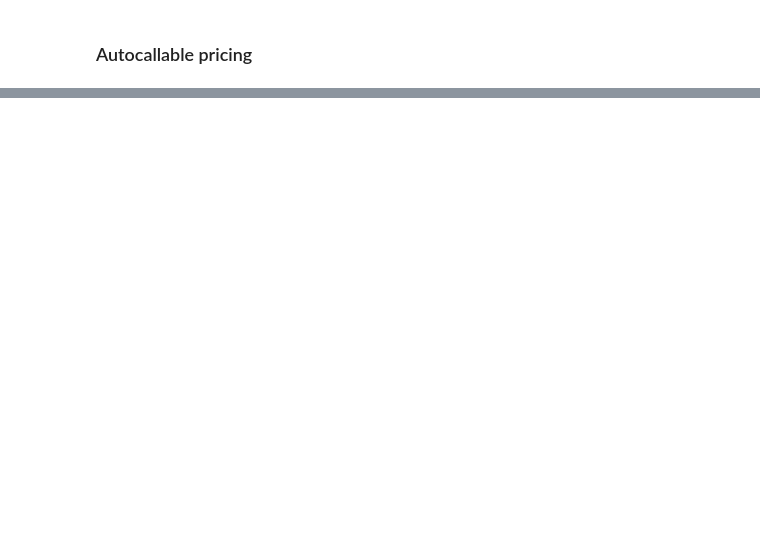
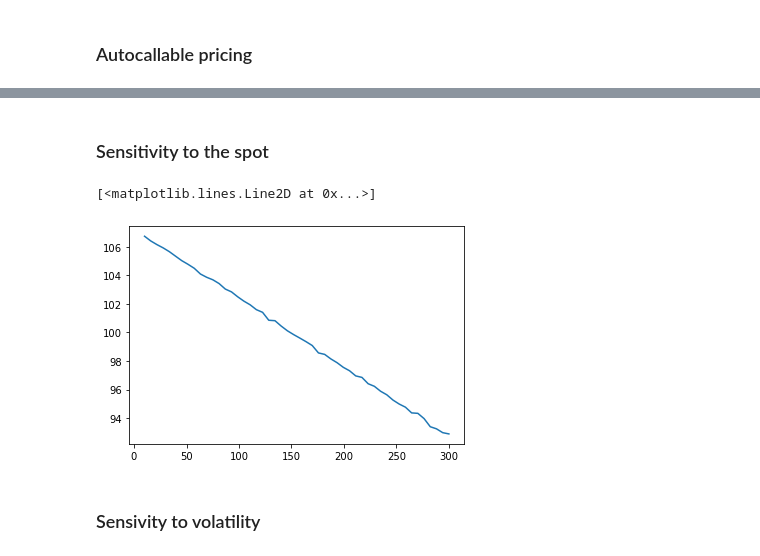
Before and after one commit to 20castro/Autocallable, a Jupyter notebook: simple_monte_carlo/result.ipynb, the cells around one changed output, grey strips where cells are left out. Drawn from its saved outputs; the diff is of its cells as text; code cells hidden in the pictures; blank space fills up the shorter version.

```diff
--- a/simple_monte_carlo/result.ipynb
+++ b/simple_monte_carlo/result.ipynb
@@ -116,0 +117,20 @@ Barrier breach at time:
+# %% [markdown]
+### Sensitivity to the spot
+# %%
+spots = np.linspace(10, 300, 50)
+prices = []
+for S0 in spots:
+    autocall = MonteCarlo(rate=.03, q=0.1, barrier=S0, freq=.25, mat=1, put_strike=.7*S0, notional=100)
+    heston_model = HestonPath(r=.03, S0=S0, V0=.18, kappa=10, theta=.2, rho=-.6, sigmav=.3)
+    full_traj = heston_model.simulation(4, 1/4, 10**5)
+    traj = full_traj[1:, :]
+    price = autocall.valuation(traj, verbose=False)
+    prices.append(price)
+prices = np.array(prices)
+# %%
+plt.plot(spots, prices[::, 0])
+# %% [output]
+[<matplotlib.lines.Line2D at 0x...>]
+[figure, added]
+# %% [markdown]
+### Sensivity to volatility
```
Also changed, not shown: parts of 10 cells of this notebook, 2 other files.
